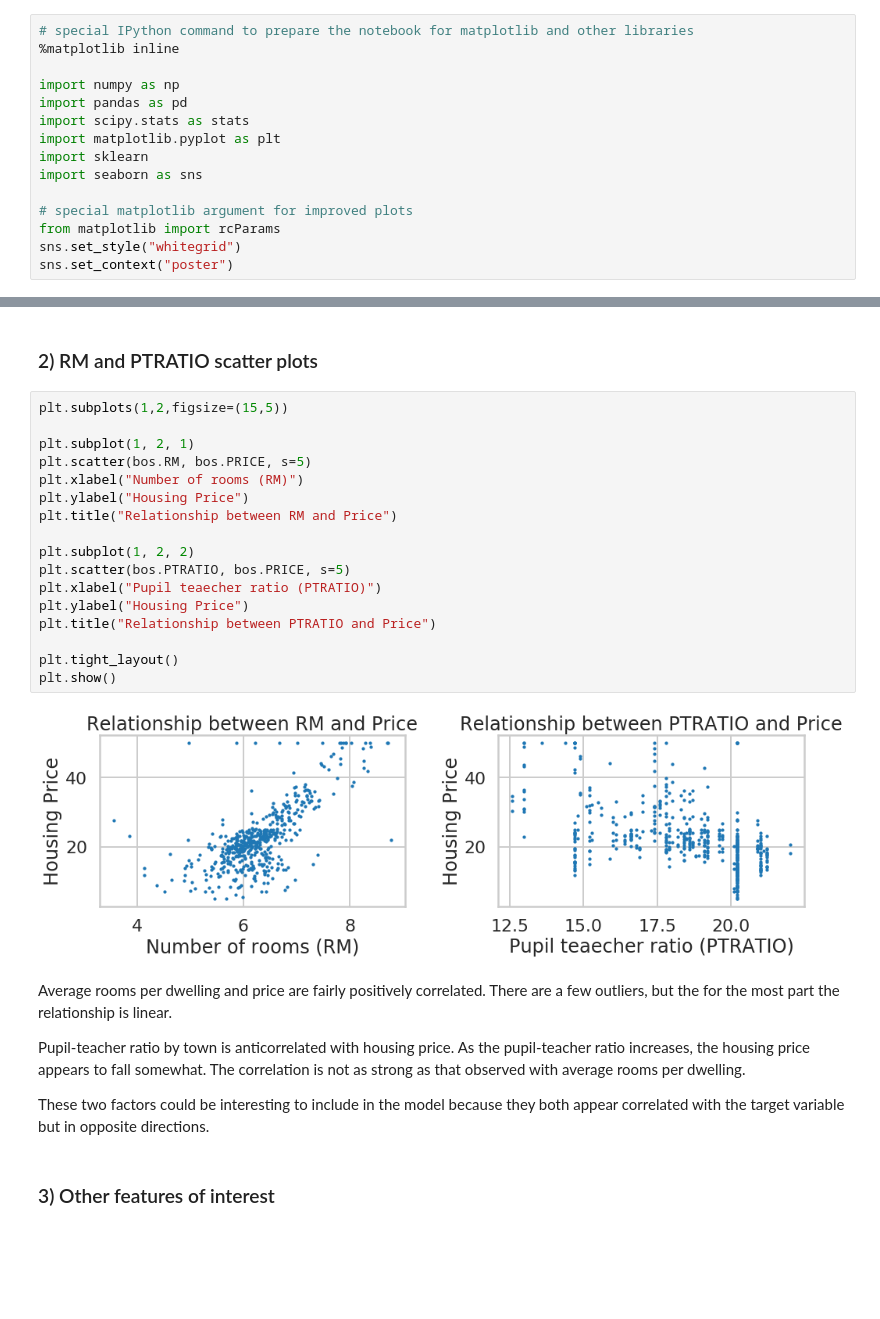
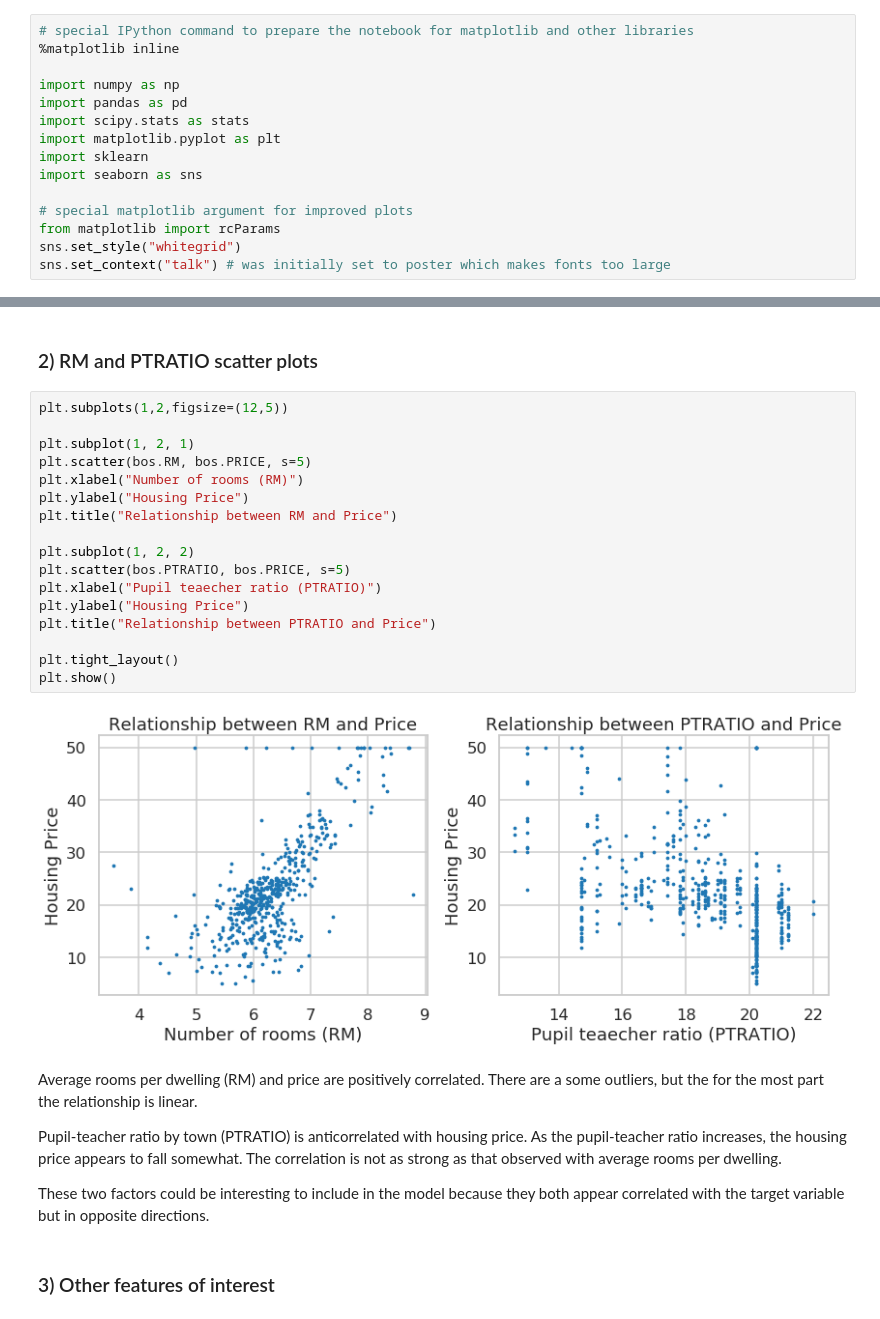
Before and after one commit to gperdrizet/linear_regression, a Jupyter notebook: Mini_Project_Linear_Regression.ipynb, the cells around one changed output, grey strips where cells are left out. Saved outputs shown, nothing was run; the diff lists cells and outputs as text; blank space fills up the shorter version.

```diff
--- a/Mini_Project_Linear_Regression.ipynb
+++ b/Mini_Project_Linear_Regression.ipynb
@@ -28,7 +28,7 @@ import seaborn as sns
 # special matplotlib argument for improved plots
 from matplotlib import rcParams
 sns.set_style("whitegrid")
-sns.set_context("poster")
+sns.set_context("talk") # was initially set to poster which makes fonts too large
 # %% [markdown]
 ***
 # Part 1: Introduction to Linear Regression
@@ -306,28 +306,28 @@ It does seem that there are some outliers - very high crime rates and >500k hous
 # %% [markdown]
 ### 2) RM and PTRATIO scatter plots
 # %%
-plt.subplots(1,2,figsize=(15,5))
+plt.subplots(1,2,figsize=(12,5))
 
 plt.subplot(1, 2, 1)
 plt.scatter(bos.RM, bos.PRICE, s=5)
 plt.xlabel("Number of rooms (RM)")
 plt.ylabel("Housing Price")
 plt.title("Relationship between RM and Price")
 
 plt.subplot(1, 2, 2)
 plt.scatter(bos.PTRATIO, bos.PRICE, s=5)
 plt.xlabel("Pupil teaecher ratio (PTRATIO)")
 plt.ylabel("Housing Price")
 plt.title("Relationship between PTRATIO and Price")
 
 plt.tight_layout()
 plt.show()
 # %% [output]
-[figure, old version]
+[figure, new version]
 # %% [markdown]
-Average rooms per dwelling and price are fairly positively correlated. There are a few outliers, but the for the most part the relationship is linear.
+Average rooms per dwelling (RM) and price are positively correlated. There are a some outliers, but the for the most part the relationship is linear.
 
-Pupil-teacher ratio by town is anticorrelated with housing price. As the pupil-teacher ratio increases, the housing price appears to fall somewhat. The correlation is not as strong as that observed with average rooms per dwelling.
+Pupil-teacher ratio by town (PTRATIO) is anticorrelated with housing price. As the pupil-teacher ratio increases, the housing price appears to fall somewhat. The correlation is not as strong as that observed with average rooms per dwelling.
 
 These two factors could be interesting to include in the model because they both appear correlated with the target variable but in opposite directions.
 # %% [markdown]
```
Also changed, not shown: parts of 129 cells of this notebook.
